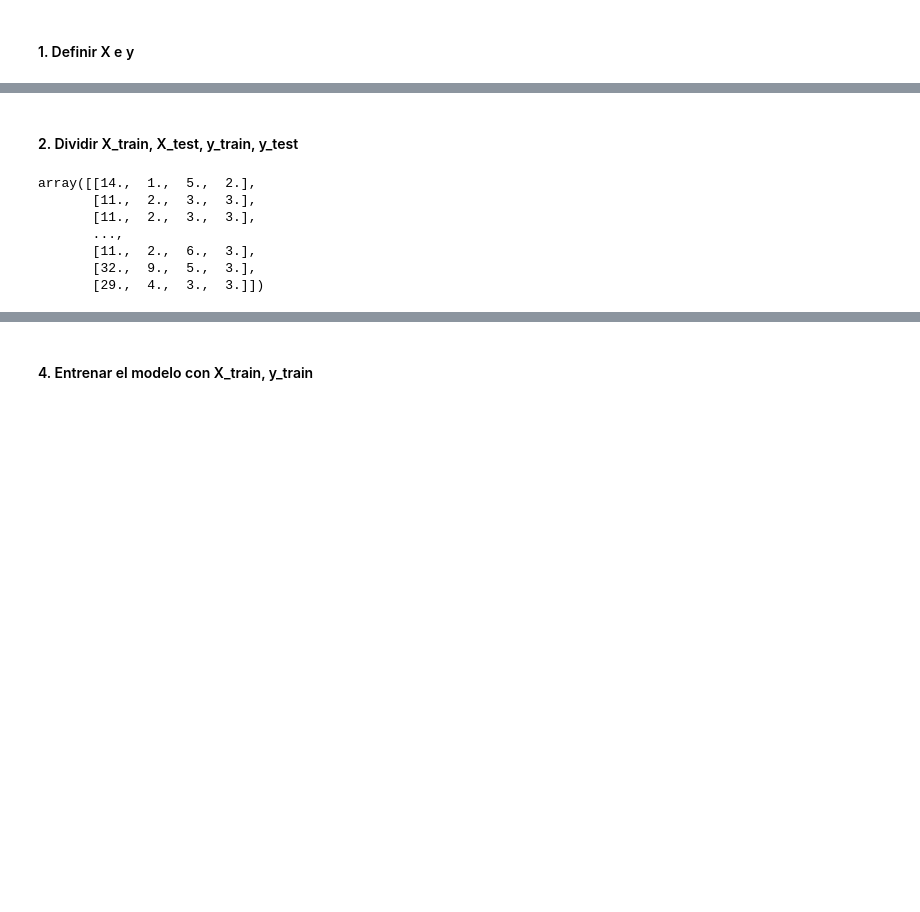
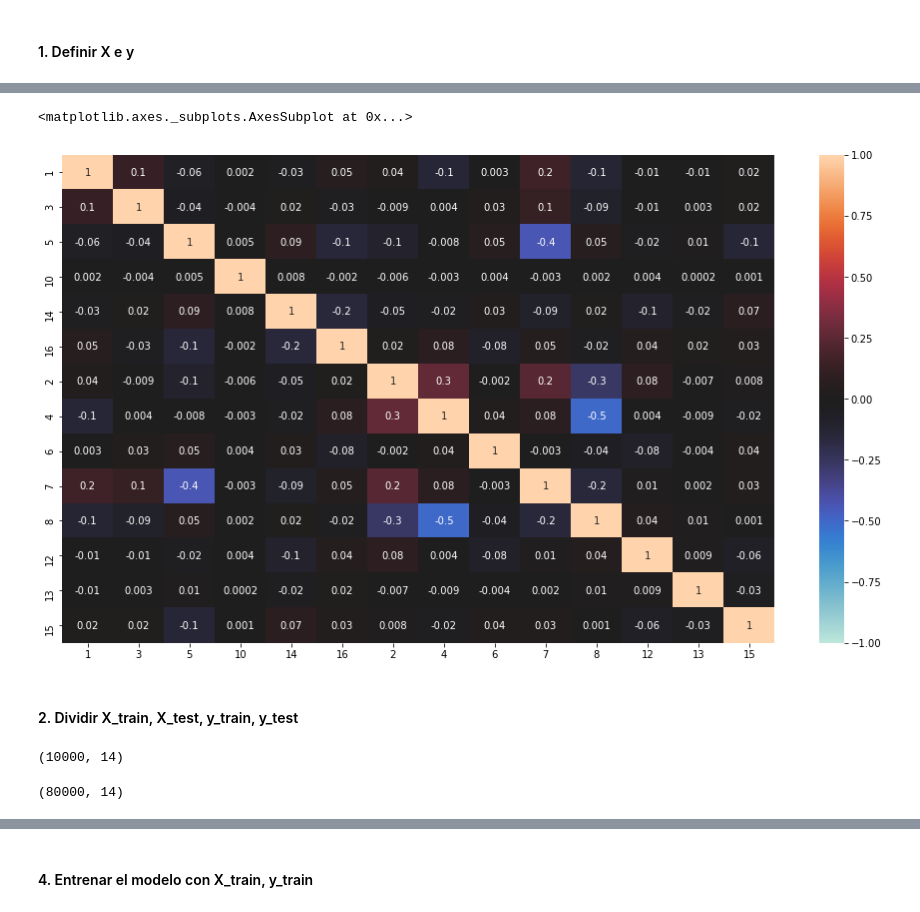
Before and after one commit to Clapiniella/data_science_jun_2020, a Jupyter notebook: week9/day5/competition/confeti_kaggle.ipynb, the cells around one changed output, grey strips where cells are left out. Saved outputs shown, nothing was run; the diff lists cells and outputs as text; code cells hidden in the pictures; blank space fills up the shorter version.

```diff
--- a/week9/day5/competition/confeti_kaggle.ipynb
+++ b/week9/day5/competition/confeti_kaggle.ipynb
@@ -78,0 +137,3 @@ X.shape
+# %%
+X = df.drop(columns=["17"])
+X
@@ -82,0 +180,5 @@ y.shape
+# %%
+# Paso las columnas "Object" a numéricas
+# Encode all object columns
+X_categorical_no_numbers = X[X.select_dtypes('object').columns].apply(LabelEncoder().fit_transform)
+X_categorical_no_numbers
@@ -82,0 +199,4 @@ y.shape
+# %%
+# Cojo solo columnas numéricas
+X_others = X.select_dtypes(exclude=['object'])
+X_others
@@ -82,0 +240,7 @@ y.shape
+# %%
+# Concatenando las anteriores máscaras del dataframe, tengo el dataframe original
+# pero con las columnas categóricas pasadas a números.
+
+# Esta es mi X con todos los datos con los que generaré el modelo.
+X = pd.concat([X_others, X_categorical_no_numbers], axis=1)
+X
@@ -83,2 +261,11 @@ y.shape
+# %%
+# Segunda Matriz de correlación
+# No encuentro mucha correlación. Entrenaré con todos los datos
+plt.figure(figsize = (16,9))
+
+sns.heatmap(X.corr(),annot = True,fmt='.1g', vmin=-1, vmax=1, center= 0, linecolor='green')
+# %% [output]
+<matplotlib.axes._subplots.AxesSubplot at 0x...>
+[figure, added]
 # %% [markdown]
 #### 2. Dividir X_train, X_test, y_train, y_test
@@ -85,12 +275,10 @@ y.shape
+# %%
+X_train_SAMPLE.shape
+# %% [output]
+(10000, 14)
 # %%
-X_train, X_test, y_train, y_test = train_test_split(X, y, test_size=0.20)
+# Este es la división formal de los datos
+X_train, X_test, y_train, y_test = train_test_split(X.values, y.values, test_size=0.2, random_state=seed)
+X_train.shape
+# %% [output]
+(80000, 14)
-# %%
-X_train
-# %% [output]
-array([[14.,  1.,  5.,  2.],
-       [11.,  2.,  3.,  3.],
-       [11.,  2.,  3.,  3.],
-       ...,
-       [11.,  2.,  6.,  3.],
-       [32.,  9.,  5.,  3.],
-       [29.,  4.,  3.,  3.]])
```
Also changed, not shown: parts of 56 cells of this notebook, 32 other files.
